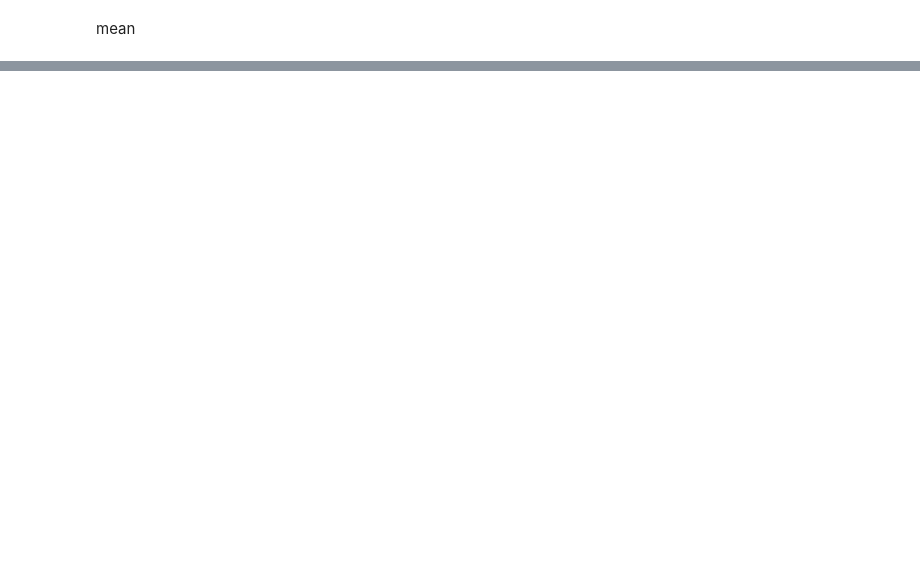
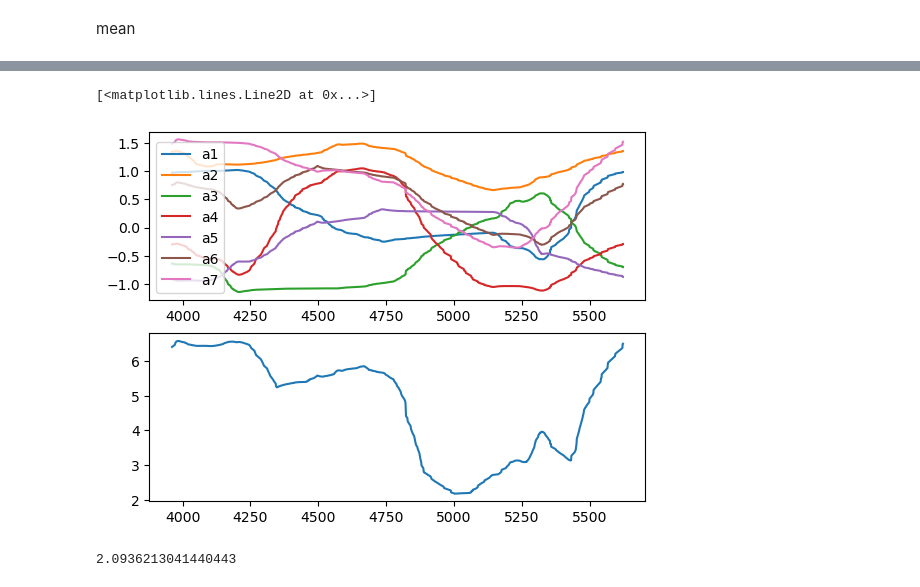
Before and after one commit to MrDarrenBrownie/iiwa_stack, a Jupyter notebook: iiwa_tesla/iiwa_tesla_data/joint_pos_vel_data.ipynb, the cells around one changed output, grey strips where cells are left out. Cells and saved outputs as stored; diff of their text form; code cells hidden in the pictures; blank space fills up the shorter version.

```diff
--- a/iiwa_tesla/iiwa_tesla_data/joint_pos_vel_data.ipynb
+++ b/iiwa_tesla/iiwa_tesla_data/joint_pos_vel_data.ipynb
@@ -61,0 +113,8 @@ dtype: float64
+# %%
+joint_positions_manipulator1_long = pd.read_csv('/home/alexander/iiwa_stack_ws/src/iiwa_stack/iiwa_tesla/iiwa_tesla_data/position_values_20230123_105247')
+joint_positions_manipulator1_long.drop(joint_positions_manipulator1_long.loc[joint_positions_manipulator1_long['loop_count']==-1].index, inplace=True)
+# %%
+joint_positions_manipulator2_long = pd.read_csv('/home/alexander/iiwa_stack_ws/src/iiwa_stack/iiwa_tesla/iiwa_tesla_data/position_values_20230123_152415')
+joint_positions_manipulator2_long.drop(joint_positions_manipulator2_long.loc[joint_positions_manipulator2_long['loop_count']==-1].index, inplace=True)
+new_df_pos = joint_positions_manipulator1_long.loc[(joint_positions_manipulator1_long['loop_count']==2, joint_positions_manipulator1_long.columns[3:])]
+new_df.eval('abs(a1)+abs(a2)+abs(a3)+abs(a4)+abs(a5)+abs(a6)+abs(a7)')
@@ -61,0 +134,16 @@ dtype: float64
+# %%
+fig, axs = plt.subplots(2)
+axs[0].plot(new_df_pos)
+axs[0].legend(new_df_pos.columns)
+
+axs[1].plot(new_df_pos.eval('abs(a1)+abs(a2)+abs(a3)+abs(a4)+abs(a5)+abs(a6)+abs(a7)'))
+# %% [output]
+[<matplotlib.lines.Line2D at 0x...>]
+[figure, added]
+# %%
+joint_velocity_manipulator1_long = pd.read_csv('/home/alexander/iiwa_stack_ws/src/iiwa_stack/iiwa_tesla/iiwa_tesla_data/velocity_values_20230123_105247')
+joint_velocity_manipulator1_long.drop(joint_velocity_manipulator1_long.loc[joint_velocity_manipulator1_long['loop_count']==-1].index, inplace=True)
+new_df_velo = joint_velocity_manipulator1_long.loc[(joint_velocity_manipulator1_long['loop_count']==0, joint_velocity_manipulator1_long.columns[3:])]
+new_df_velo.eval('abs(a1)+abs(a2)+abs(a3)+abs(a4)+abs(a5)+abs(a6)+abs(a7)').mean()
+# %% [output]
+2.0936213041440443
```
Also changed, not shown: parts of 29 cells of this notebook, 3 other files.
